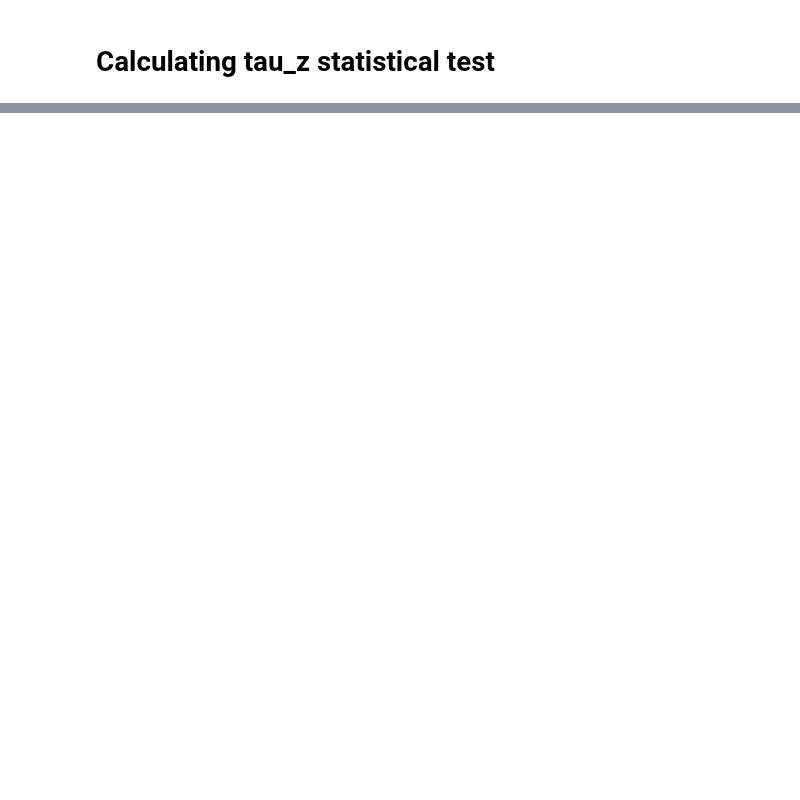
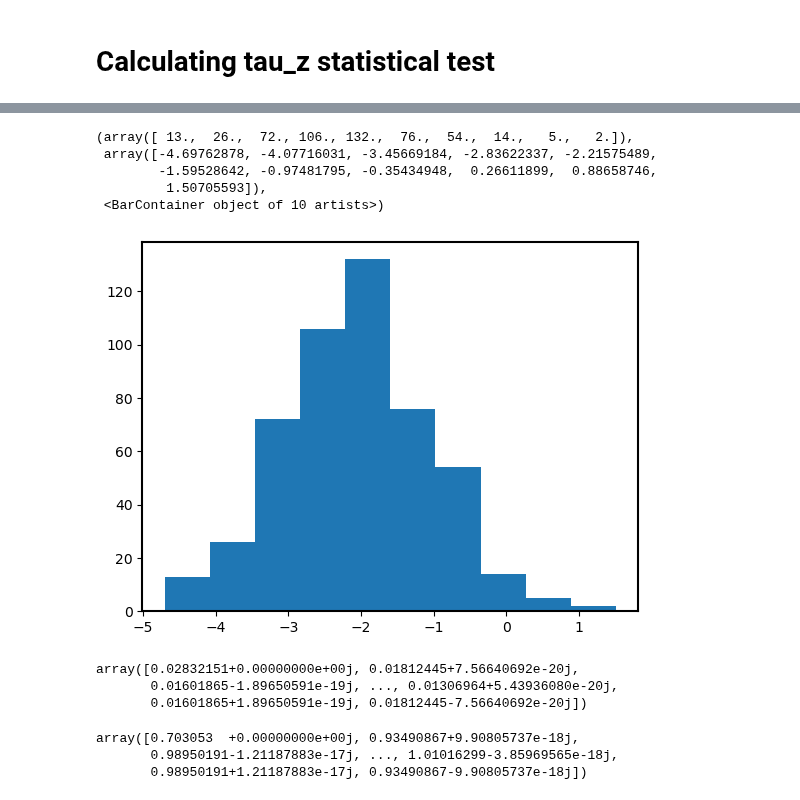
Before and after one commit to PeterChang1023/Moist_Dycore, a Jupyter notebook: IdealizeSpetral.jl/exp/HSt42/Moist_Dycore_Fig2_statistical_test_Cal.ipynb, the cells around one changed output, grey strips where cells are left out. Cells and saved outputs as stored; diff of their text form; code cells hidden in the pictures; blank space fills up the shorter version.

```diff
--- a/IdealizeSpetral.jl/exp/HSt42/Moist_Dycore_Fig2_statistical_test_Cal.ipynb
+++ b/IdealizeSpetral.jl/exp/HSt42/Moist_Dycore_Fig2_statistical_test_Cal.ipynb
@@ -537,0 +613,26 @@ plt.tight_layout()
+# %%
+residual_std_for_z = np.zeros(6)
+
+# calculate std each exp
+for exp in range(6):
+    residual_std_for_z[exp] = np.std(PC1_all[exp])
+# %%
+PC1_ensemble = np.zeros((6, num_sample, PC1_all.shape[1]))
+
+
+# generate m ensemble
+for exp in range(6):
+    for t in range(PC1_all.shape[1]):
+        PC1_ensemble[exp,:,t] = PC1_all[exp,t] + np.random.normal(0,scale=residual_std_for_z[exp],size=500)
+# %%
+plt.figure()
+# plt.plot(PC1_ensemble[0,30,:])
+# plt.plot(PC1_all[0,:])
+plt.hist(PC1_ensemble[0,:,130])
+# %% [output]
+(array([ 13.,  26.,  72., 106., 132.,  76.,  54.,  14.,   5.,   2.]),
+ array([-4.69762878, -4.07716031, -3.45669184, -2.83622337, -2.21575489,
+        -1.59528642, -0.97481795, -0.35434948,  0.26611899,  0.88658746,
+         1.50705593]),
+ <BarContainer object of 10 artists>)
+[figure, added]
@@ -537,0 +647,12 @@ plt.tight_layout()
+# %%
+Pz_all_ensemble[0,0,:]
+# %% [output]
+array([0.02832151+0.00000000e+00j, 0.01812445+7.56640692e-20j,
+       0.01601865-1.89650591e-19j, ..., 0.01306964+5.43936080e-20j,
+       0.01601865+1.89650591e-19j, 0.01812445-7.56640692e-20j])
+# %%
+Pz_all
+# %% [output]
+array([0.703053  +0.00000000e+00j, 0.93490867+9.90805737e-18j,
+       0.98950191-1.21187883e-17j, ..., 1.01016299-3.85969565e-18j,
+       0.98950191+1.21187883e-17j, 0.93490867-9.90805737e-18j])
```
Also changed, not shown: parts of 28 cells of this notebook.
